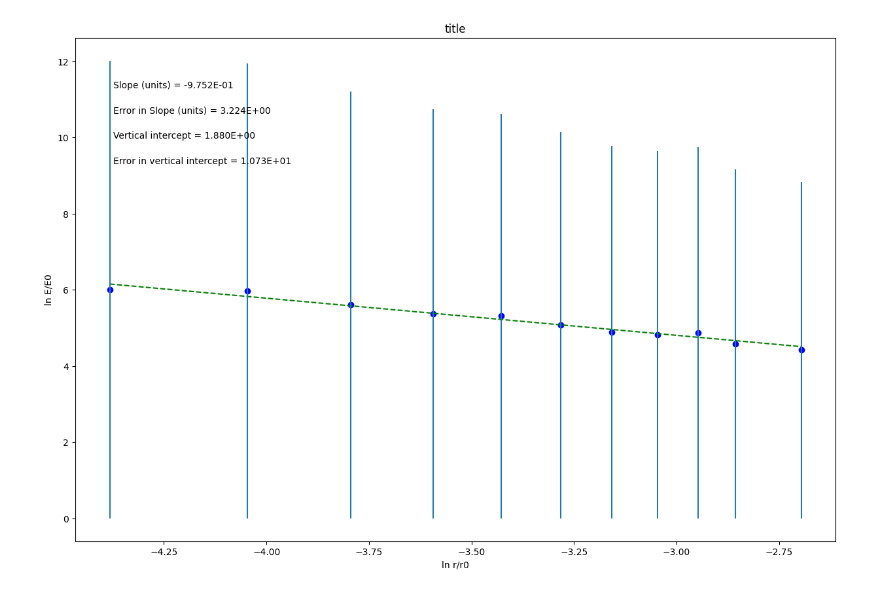
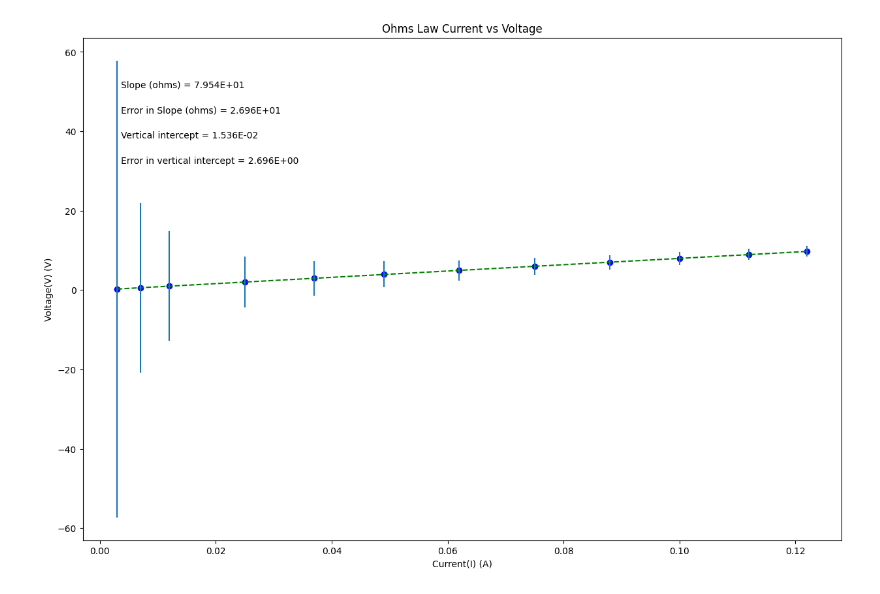
Before and after one commit to OscarBoegli/Phsx216N, a Jupyter notebook: PHSXlab_plotting_template.ipynb, the cells around one changed output. Cells and saved outputs as stored; diff of their text form; code cells hidden in the pictures.

```diff
--- a/PHSXlab_plotting_template.ipynb
+++ b/PHSXlab_plotting_template.ipynb
@@ -19,28 +19,28 @@ import matplotlib.pyplot as plt
 #variable names should start with a letter and must contain only letters, numbers, and underscores
 
 
-r = np.array([-4.382, -4.046, -3.794, -3.594, -3.427, -3.283, -3.158, -3.047, -2.947, -2.856, -2.696])
+I = np.array([0.003, 0.007, 0.012, 0.025, 0.037, 0.049, 0.062, 0.075, 0.088, 0.100, 0.112, 0.122])
 
-E0 = np.array([6.010, 5.971, 5.606, 5.369, 5.312, 5.075, 4.893, 4.826, 4.873, 4.585, 4.423])
+V = np.array([0.259, 0.523, 0.996, 1.995, 2.994, 3.937, 4.940, 5.990, 6.990, 7.970, 8.970, 9.780])
 
-E == np.array([0.4439, 0.3512, 0.3537, 0.4176, 0.4044, 0.4363, 0.4520, 0.3556, 0.3357, 0.3576, 0.5479, 0.7546])
+dR = np.array([57.56, 21.35, 13.83, 6.38, 4.37, 3.28, 2.58, 2.13, 1.81, 1.60, 1.43, 1.32])
 
 
 
 #Re-assign variables as x, y, dy so that the remaining plotting code may remain generic
 #UPDATE VARIABLE NAMES (ON RHS OF EACH EQUAL SIGN) TO MATCH VARIABLE NAMES FOR DATA ABOVE
 
-x = r             #this should be the array you want to plot on the x axis
-y = E0            #this should be the array you want to plot on the y axis
-dy = E        #this should be your error in y array
+x = I             #this should be the array you want to plot on the x axis
+y = V             #this should be the array you want to plot on the y axis
+dy = dR        #this should be your error in y array
 
 
 #UPDATE EACH OF THESE 4 STRINGS FOR YOUR PLOT LABELS AS YOU WANT THEM TO APPEAR
 
-plot_title= 'title'
-x_label= 'ln r/r0'
-y_label= 'ln E/E0'
-slope_units= 'units'
+plot_title= 'Ohms Law Current vs Voltage'
+x_label= 'Current(I) (A)'
+y_label= 'Voltage(V) (V)'
+slope_units= 'ohms'
 
 #UPDATE ANNOTATION PLACEMENT SO IT'S OUT OF WAY OF PLOTTED DATA AND BEST FIT LINE
 #integer from 1 to 4, top R corner is 1 (counter-clockwise from there)
@@ -92,31 +92,31 @@ elif annotation_placement==3 or annotation_placement==4:
 #Don't need to change anything in this section!
 
 #Plot data on graph. Plot error bars and place values for slope,
 #error in slope, and vertical intercept (plus error) on the plot using "annotate"
 
 plt.figure(figsize=(15,10))
 
 plt.plot(x, fit, color='green', linestyle='--')
 plt.scatter(x, y, color='blue', marker='o')
 
 plt.xlabel(x_label)
 plt.ylabel(y_label)
 plt.title(plot_title)
 
 plt.errorbar(x, y, yerr=dy, xerr=None, fmt="none") #don't need to plot x error bars
 
 plt.annotate('Slope ({}) = {value:.{digits}E}'.format(slope_units,value=m, digits=3),
              (xpos, ypos[0]), xycoords='axes fraction')
 
 plt.annotate('Error in Slope ({}) = {value:.{digits}E}'.format(slope_units,value=dm, digits=3),
              (xpos, ypos[1]), xycoords='axes fraction')
 
 plt.annotate('Vertical intercept = {value:.{digits}E}'.format(value=b, digits=3),
              (xpos, ypos[2]), xycoords='axes fraction')
 
 plt.annotate('Error in vertical intercept = {value:.{digits}E}'.format(value=db, digits=3),
              (xpos, ypos[3]), xycoords='axes fraction')
 
 plt.show()
 # %% [output]
-[figure, old version]
+[figure, new version]
```
